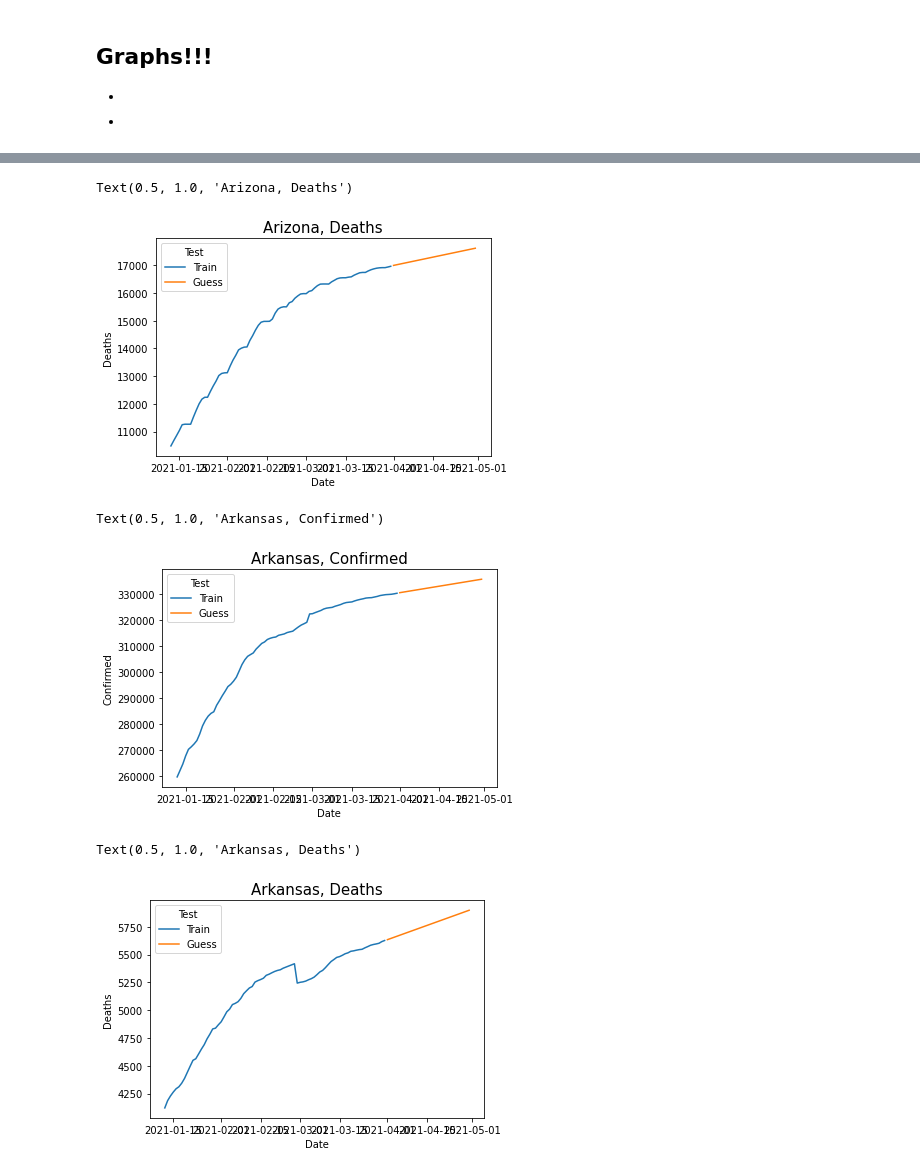
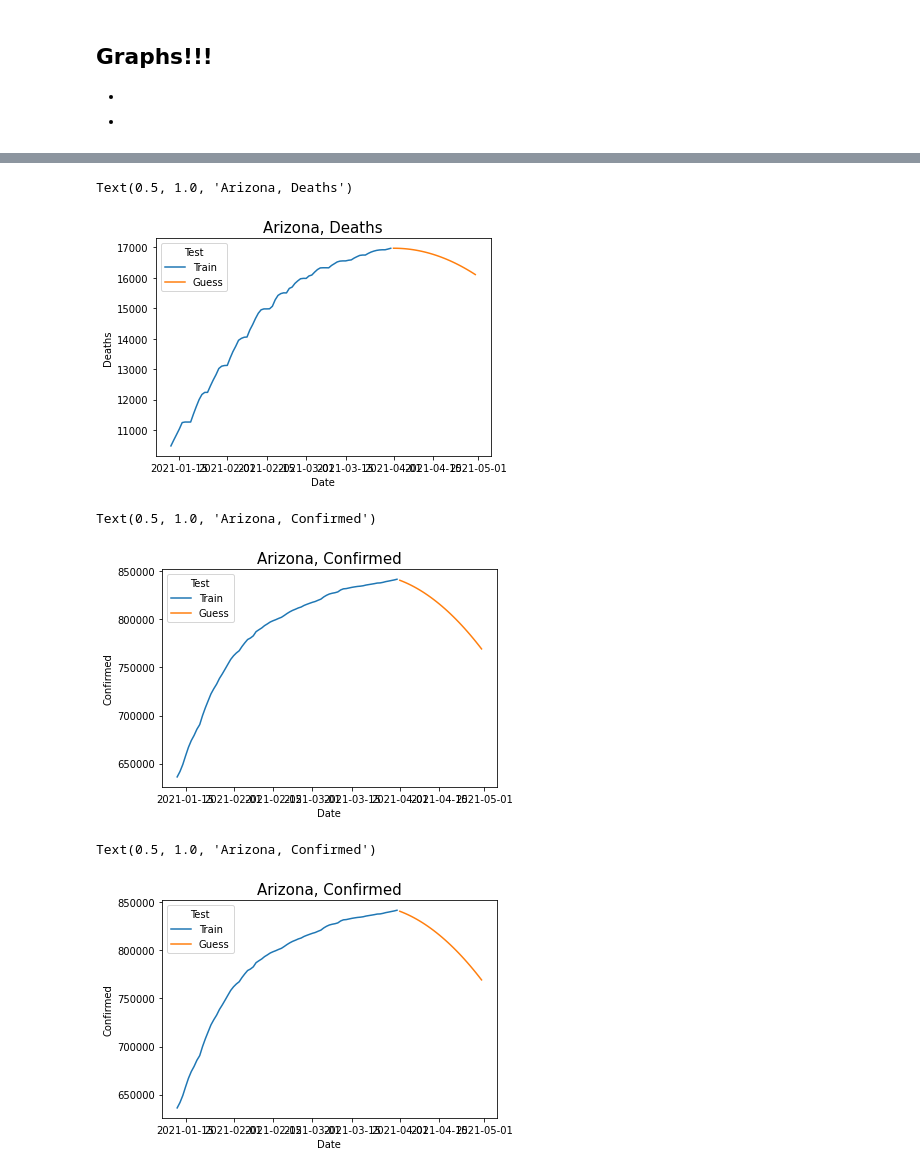
Before and after one commit to melina-diaz/CS-145-Project, a Jupyter notebook: Visualizations to Results Quadratic.ipynb, the cells around one changed output, grey strips where cells are left out. Cells and saved outputs as stored; diff of their text form; code cells hidden in the pictures.

```diff
--- a/Visualizations to Results Quadratic.ipynb
+++ b/Visualizations to Results Quadratic.ipynb
@@ -7,5 +7,4 @@ import json
 # %%
 traina=pd.read_csv(r"C:\Users\melinadiaz\Documents\GitHub\train_trendency.csv")
 trainb=pd.read_csv(r"C:\Users\melinadiaz\Documents\GitHub\train_vaccine.csv")
-sub=pd.read_csv(r"C:\Users\melinadiaz\Documents\GitHub\Result_Quadratic.csv") #meaning submission results
-traina.info()
+sub=pd.read_csv(r"C:\Users\melinadiaz\Documents\GitHub\result4.csv") #meaning submission results
@@ -282,25 +284,25 @@ sns.lineplot(data=Arizona,
 plt.title('Arizona, Deaths', fontsize=15)
 # %% [output]
 Text(0.5, 1.0, 'Arizona, Deaths')
-[figure, old version]
+[figure, new version]
 # %%
-sns.lineplot(data=Arkansas,
+sns.lineplot(data=Arizona,
             x="Date",
             y="Confirmed",
             hue="Test")
-plt.title('Arkansas, Confirmed', fontsize=15)
+plt.title('Arizona, Confirmed', fontsize=15)
 # %% [output]
-Text(0.5, 1.0, 'Arkansas, Confirmed')
+Text(0.5, 1.0, 'Arizona, Confirmed')
-[figure, old version]
+[figure, new version]
 # %%
-sns.lineplot(data=Arkansas,
+sns.lineplot(data=Arizona,
             x="Date",
-            y="Deaths",
+            y="Confirmed",
             hue="Test")
-plt.title('Arkansas, Deaths', fontsize=15)
+plt.title('Arizona, Confirmed', fontsize=15)
 # %% [output]
-Text(0.5, 1.0, 'Arkansas, Deaths')
+Text(0.5, 1.0, 'Arizona, Confirmed')
-[figure, old version]
+[figure, new version]
 # %%
 sns.lineplot(data=Arizona,
             x="Date",
```
Also changed, not shown: parts of 21 cells of this notebook, 3 other files.
